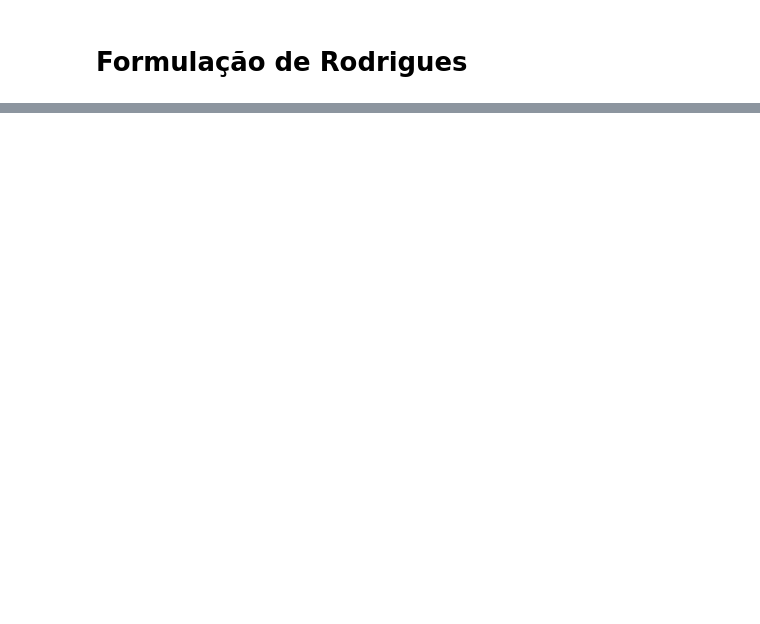
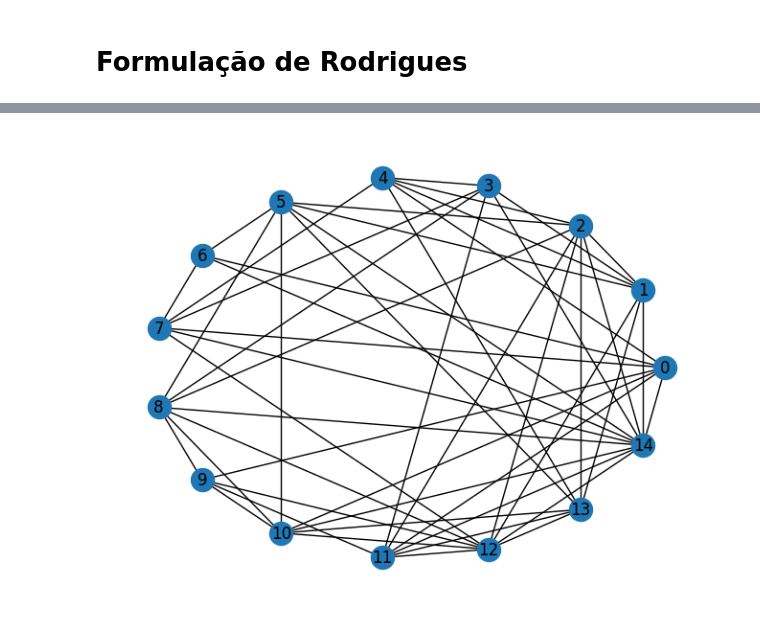
Before and after one commit to AntDeivid/projeto-final-mc, a Jupyter notebook: Formulação_de_Rodrigues.ipynb, the cells around one changed output, grey strips where cells are left out. Saved outputs shown, nothing was run; the diff lists cells and outputs as text; code cells hidden in the pictures; blank space fills up the shorter version.

```diff
--- a/Formulação_de_Rodrigues.ipynb
+++ b/Formulação_de_Rodrigues.ipynb
@@ -57,0 +76,7 @@ $$y_{v,j} \in \{0,1\} \quad \forall v \in \{0,1,\ldots, n-1\}, j \in \{1,2,\ldot
+# %%
+#Biblioteca de geração de Grafos: https://networkx.org/
+import networkx as nx
+G = nx.gnp_random_graph(15, 0.5)
+nx.draw_circular(G, with_labels=True)
+# %% [output]
+[figure, added]
```
Also changed, not shown: parts of 4 cells of this notebook.
